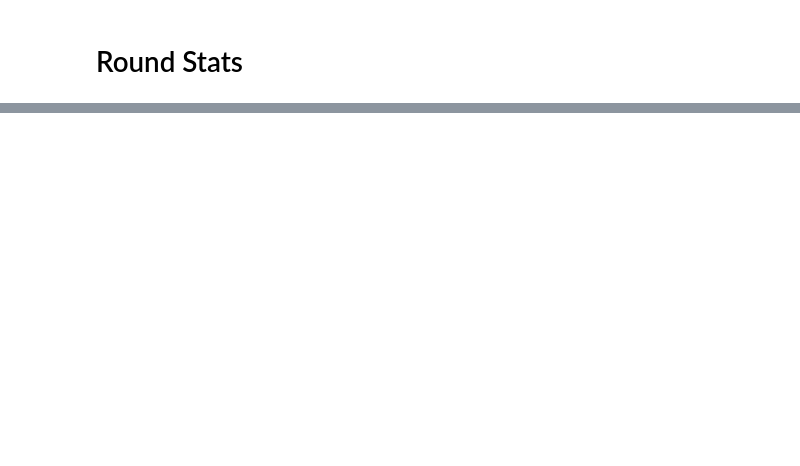
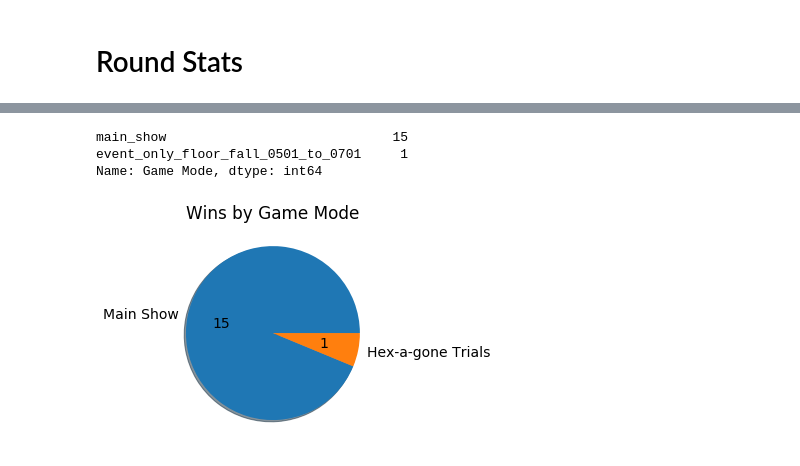
Before and after one commit to jvmohr/dataScience, a Jupyter notebook: Fall Guys/Fall Guys Data Exploration.ipynb, the cells around one changed output, grey strips where cells are left out. Cells and saved outputs as stored; diff of their text form; code cells hidden in the pictures; blank space fills up the shorter version.

```diff
--- a/Fall Guys/Fall Guys Data Exploration.ipynb
+++ b/Fall Guys/Fall Guys Data Exploration.ipynb
@@ -233,2 +79,0 @@ def getShowSeconds(x):
-# %%
-shows_df['Time Taken'] = shows_df['Time Taken'].apply(getShowSeconds)
@@ -267,0 +179,8 @@ dtype: float64
+# %%
+# pie chart for shows
+fgv.showWinsPie(shows_df)
+# %% [output]
+main_show                             15
+event_only_floor_fall_0501_to_0701     1
+Name: Game Mode, dtype: int64
+[figure, added]
```
Also changed, not shown: parts of 42 cells of this notebook, 8 other files.
